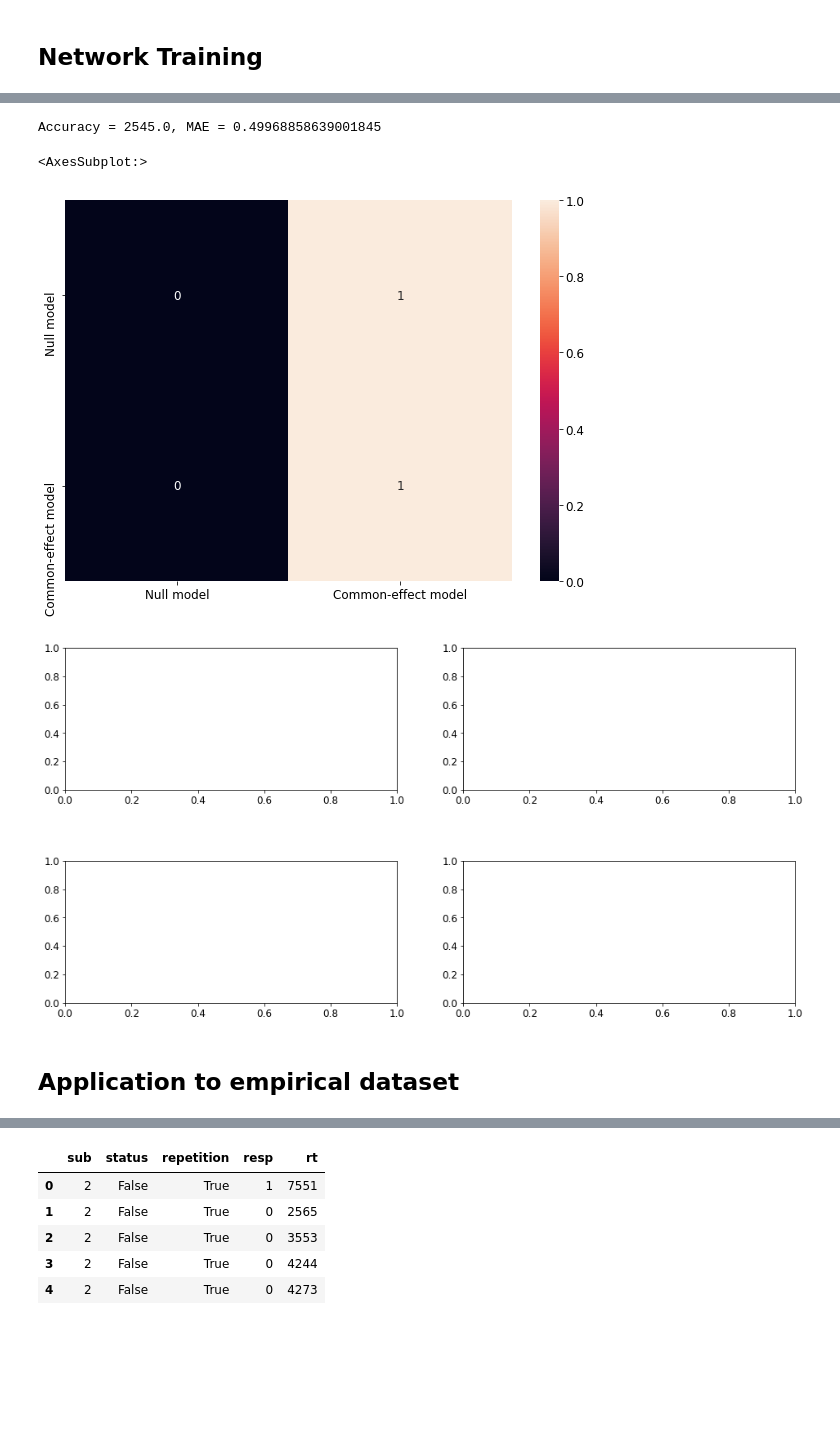
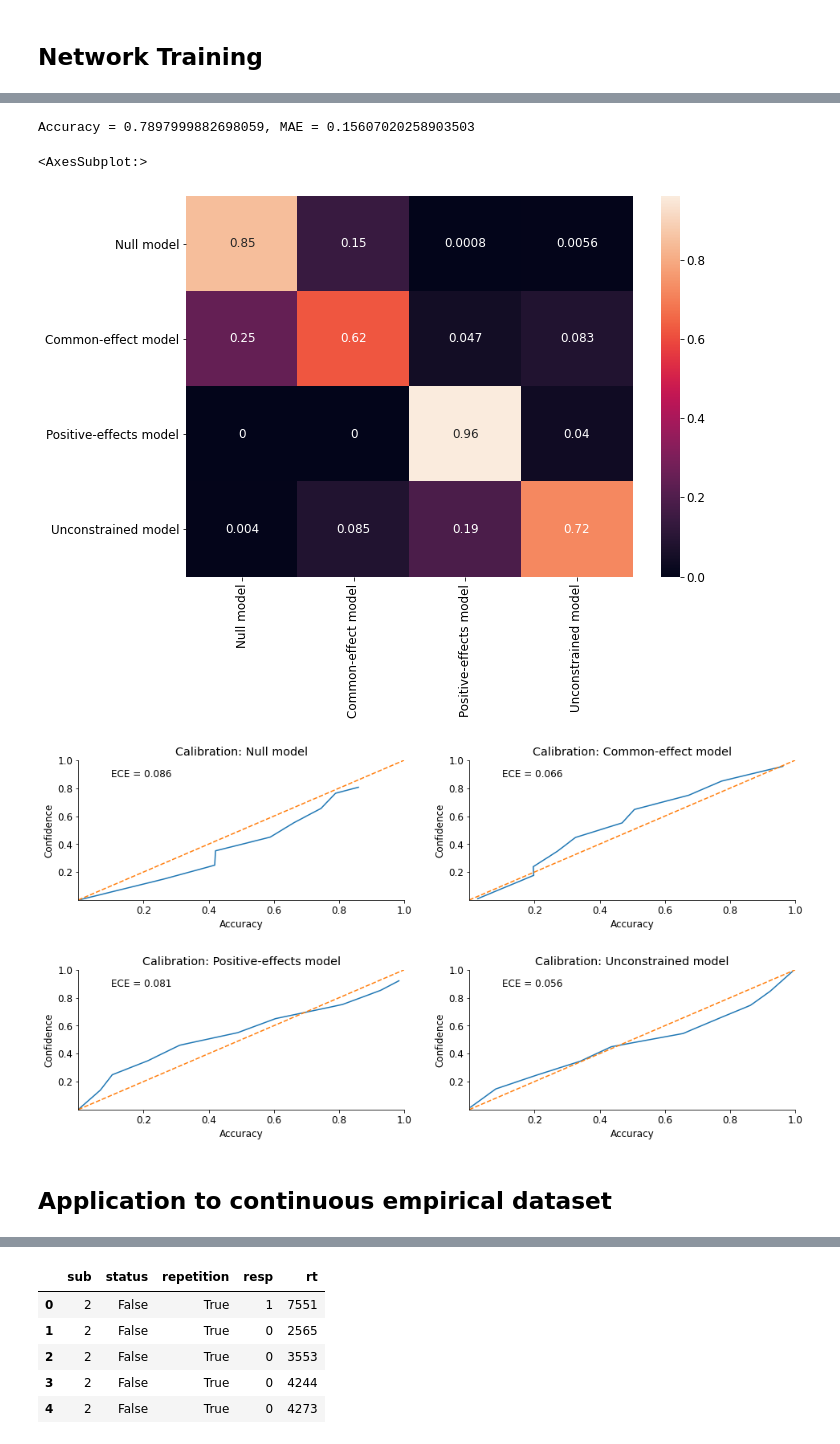
Before and after one commit to elseml/DeepHierarchicalModelComparison, a Jupyter notebook: Python code/Deep_Hierarchical_Model_Comparison.ipynb, the cells around one changed output, grey strips where cells are left out. Saved outputs shown, nothing was run; the diff lists cells and outputs as text; code cells hidden in the pictures; blank space fills up the shorter version.

Commit message:
experimentation with continuous truth data

```diff
--- a/Python code/Deep_Hierarchical_Model_Comparison.ipynb
+++ b/Python code/Deep_Hierarchical_Model_Comparison.ipynb
@@ -513,0 +514,4 @@ sigma: 0.1
+# %%
+prior_nu = stats.truncnorm.rvs(loc=0, scale=np.sqrt(0.5), a=0, b=np.inf)
+theta_i = stats.truncnorm.rvs(loc=prior_nu, scale=0.5, a=-prior_nu, b=np.inf, size=10000)
+sns.histplot(theta_i)
@@ -532,11 +547,11 @@ class TruthSimulator:
         alpha_scale = 0.1
         beta_scale = 0.1
         sigma_shape = 2
-        sigma_scale = 4
+        sigma_scale = 8
 
         # Hyperparameters - model specific
         ## Common effects model
-        theta_scale = 0.1
+        theta_scale = 0.5
 
         if model_index == 0: # Null model
             theta_i = np.repeat(0, n_clusters)
@@ -544,15 +559,16 @@ class TruthSimulator:
         if model_index == 1: # Common-effect model
             theta_i = np.repeat(np.random.normal(0, theta_scale), n_clusters)
 
-        #if model_index == 2: # Positive-effects model
-        #    #prior_nu = stats.truncnorm.rvs(loc=0, scale=np.sqrt(prior_g_nu), a=0, b=np.inf)
-        #    theta_i = stats.truncnorm.rvs(loc=prior_nu, scale=1, a=-prior_nu, b=np.inf, size=n_clusters)
+        if model_index == 2: # Positive-effects model
+            prior_nu = stats.truncnorm.rvs(loc=0, scale=np.sqrt(0.5), a=0, b=np.inf)
+            theta_i = stats.truncnorm.rvs(loc=prior_nu, scale=0.5, a=-prior_nu, b=np.inf, size=n_clusters)
 
-        #if model_index == 3: # Unconstrained model
-        #    # g-prior for scale param
-        #    rscale = 0.5
-        #    prior_g_theta = 1/np.random.gamma(shape=1, scale=1)
-        #    theta_i = np.random.normal(prior_nu, np.sqrt(prior_g_theta), size=n_clusters)
+        # ACHTUNG: WENN NUR 3 MODELLE, ist unconstrained model_index 2!!!
+        if model_index == 3: # Unconstrained model
+            # g-prior for scale param
+            prior_nu = np.random.normal(loc=0, scale=np.sqrt(0.5))
+            prior_g_theta = 1/np.random.gamma(shape=2, scale=8)
+            theta_i = np.random.normal(prior_nu, np.sqrt(prior_g_theta), size=n_clusters)
 
         # Priors - general
         alpha_i = np.random.normal(0, alpha_scale, size=n_clusters) # Person-specific intercept
@@ -584,7 +600,7 @@ class TruthSimulator:
         X = alpha_i[..., np.newaxis] + t_j*beta + x_k*theta_i[..., np.newaxis] + epsilon
 
         # Optional: clip values smaller -1 and greater 1
-        #X = np.clip(X, -1, 1)
+        X = np.clip(X, -1, 1)
 
         return X
 
@@ -1332,12 +1356,12 @@ comparison_results.to_csv(os.path.join(comparison_folder, filename), index = Fal
 # %%
 # Setup
 
-n_clust_min = 45
-n_clust_max = 45
-n_obs_min = 100
-n_obs_max = 100
+n_clust_min = 267
+n_clust_max = 267
+n_obs_min = 20
+n_obs_max = 20
 
-n_models = 2
+n_models = 4
 
 model_settings = {
     'n_models'                    : n_models,
@@ -1388,25 +1410,26 @@ if n_models == 2:
 # %%
-accuracy = tf.reduce_sum(tf.cast(rounded_predictions == val_data["m"], tf.float32))/5000
-mae = mean_absolute_error(true_models,probs)
-print('Accuracy = {}, MAE = {}'.format(accuracy, mae))
+if n_models > 2:
+    accuracy = tf.reduce_sum(tf.cast(rounded_predictions == val_data["m"], tf.float32))/5000
+    mae = mean_absolute_error(true_models,probs)
+    print('Accuracy = {}, MAE = {}'.format(accuracy, mae))
 # %% [output]
-Accuracy = 2545.0, MAE = 0.49968858639001845
+Accuracy = 0.7897999882698059, MAE = 0.15607020258903503
 # %%
 # confusion matrix for n_models > 2
 
 cm = confusion_matrix(val_data["m"], rounded_predictions)
 cm = cm.astype('float') / cm.sum(axis=1)[:, np.newaxis]
 
 model_names = ['Null model',
                'Common-effect model',
                'Positive-effects model',
                'Unconstrained model',]
-df_cm = pd.DataFrame(cm, index = model_names[0:n_models], columns = model_names[0:n_models])
+df_cm = pd.DataFrame(cm, index = model_names, columns = model_names)
 plt.figure(figsize = (10,7))
 sns.heatmap(df_cm, annot=True)
 # %% [output]
 <AxesSubplot:>
-[figure, old version]
+[figure, new version]
 # %%
 # Calibration Curves for n_models > 2
 
@@ -1426,6 +1449,6 @@ for m in range(n_models):
     plot_calibration_curve(m_true, m_soft, 10,
                            axarr[pos1[m], pos2[m]], title=titles[m])
 # %% [output]
-[figure, old version]
+[figure, new version]
 # %% [markdown]
-## Application to empirical dataset
+## Application to continuous empirical dataset
```
Also changed, not shown: parts of 26 cells of this notebook, 1 other file.
